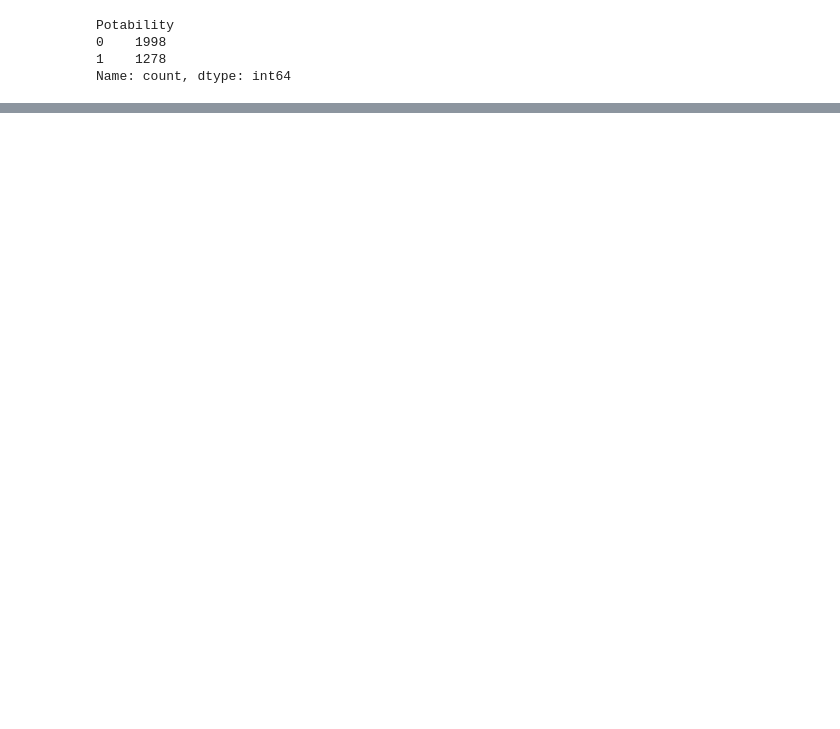
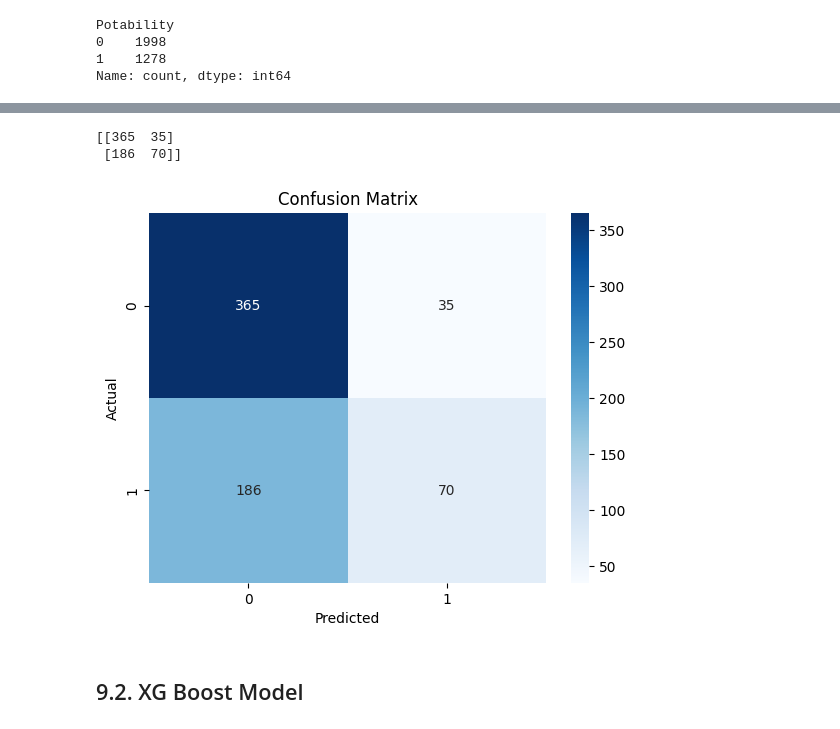
Before and after one commit to Natashaa7/Water-Potability-Classification, a Jupyter notebook: Water-Potability-Classifier.ipynb, the cells around one changed output, grey strips where cells are left out. Cells and saved outputs as stored; diff of their text form; code cells hidden in the pictures; blank space fills up the shorter version.

Commit message:
base model

```diff
--- a/Water-Potability-Classifier.ipynb
+++ b/Water-Potability-Classifier.ipynb
@@ -111,0 +233,4 @@ df
+# %%
+# Split into features and target
+X = df.drop("Potability", axis=1)
+y = df["Potability"]
@@ -111,0 +239,5 @@ df
+# %%
+# Train-test split
+X_train, X_test, y_train, y_test = train_test_split(
+    X, y, test_size=0.2, random_state=42, stratify=y
+)
@@ -111,0 +255,9 @@ df
+# %%
+rf = RandomForestClassifier(
+    n_estimators=200,
+    max_depth=None,
+    class_weight="balanced",
+    random_state=42
+)
+
+rf.fit(X_train, y_train)
@@ -111,0 +267,6 @@ df
+# %%
+y_pred_rf = rf.predict(X_test)
+
+print("Random Forest Accuracy:", accuracy_score(y_test, y_pred_rf))
+print("Random Forest Classification Report:\n", classification_report(y_test, y_pred_rf))
+print(confusion_matrix(y_test, y_pred_rf))
@@ -111,0 +287,17 @@ df
+# %%
+cm = confusion_matrix(y_test, y_pred_rf)
+print(cm)
+
+labels = [0, 1]
+cm = confusion_matrix(y_test, y_pred_rf, labels=labels)
+sns.heatmap(cm, annot=True, fmt='d', cmap='Blues', xticklabels=labels, yticklabels=labels)
+plt.xlabel("Predicted")
+plt.ylabel("Actual")
+plt.title("Confusion Matrix")
+plt.show()
+# %% [output]
+[[365  35]
+ [186  70]]
+[figure, added]
+# %% [markdown]
+## 9.2. XG Boost Model
```
Also changed, not shown: parts of 45 cells of this notebook.
